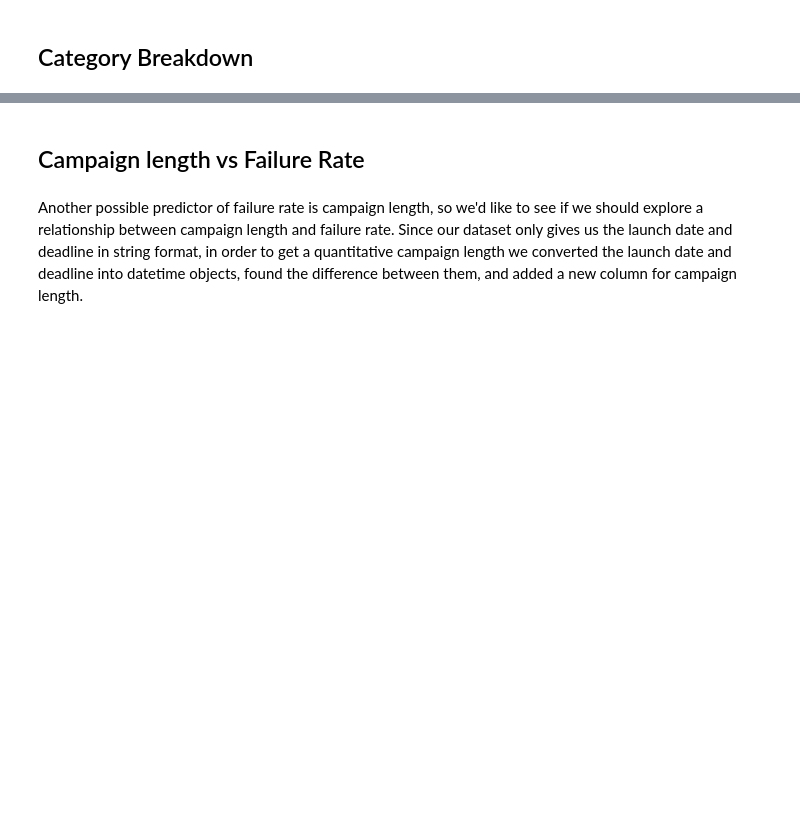
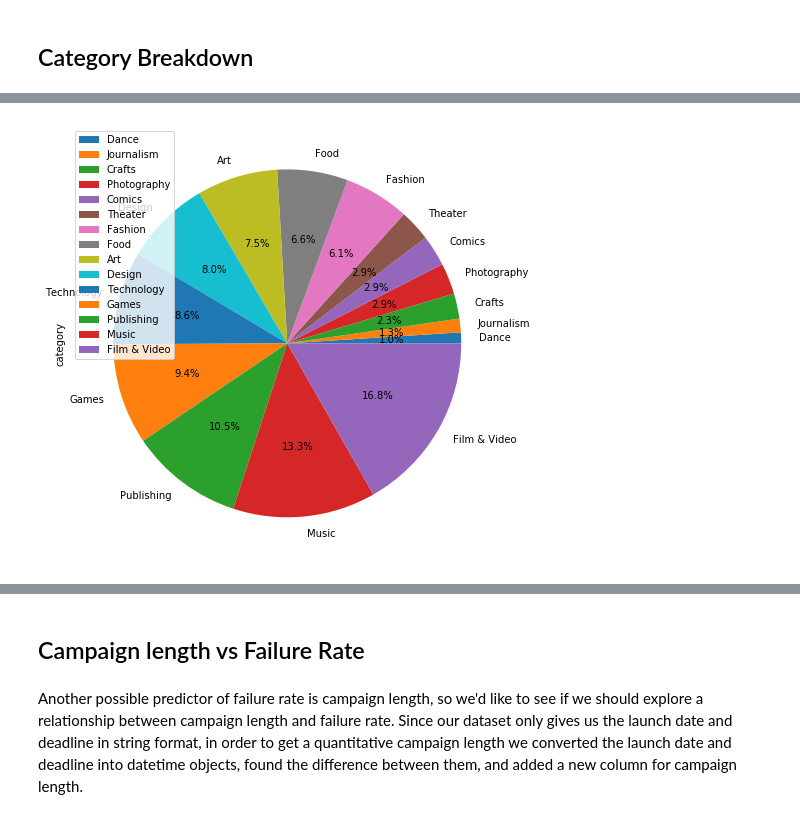
Before and after one commit to David-Collins/kickstarter, a Jupyter notebook: kickstarter.ipynb, the cells around one changed output, grey strips where cells are left out. Cells and saved outputs as stored; diff of their text form; code cells hidden in the pictures; blank space fills up the shorter version.

```diff
--- a/kickstarter.ipynb
+++ b/kickstarter.ipynb
@@ -103,0 +109,4 @@ total_entries = len(k_d)
+# %%
+# Group the data set by the main category, and count the amount of projects that were listed under that category
+category_totals = k_d.groupby('main_category')['main_category'].count().sort_values()
+category_totals
@@ -103,0 +131,6 @@ total_entries = len(k_d)
+# %%
+# Create a pie chart of the percentage that each of the 15 categories makes up of the total set of projects
+overall = pd.DataFrame({'category': category_totals})
+plot = overall.plot.pie(y='category', figsize=(8, 8), autopct='%1.1f%%')
+# %% [output]
+[figure, added]
```
Also changed, not shown: parts of 44 cells of this notebook.
